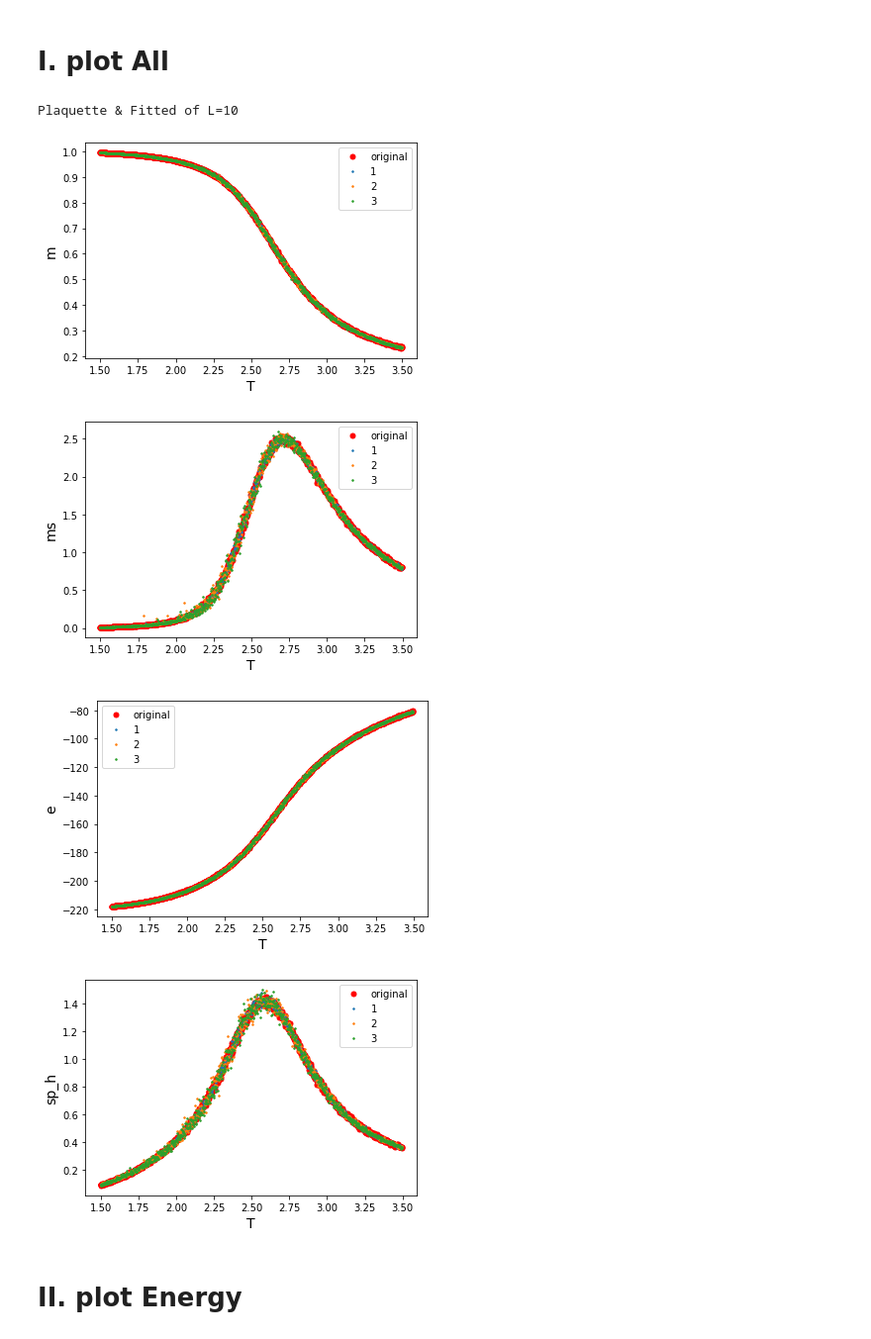
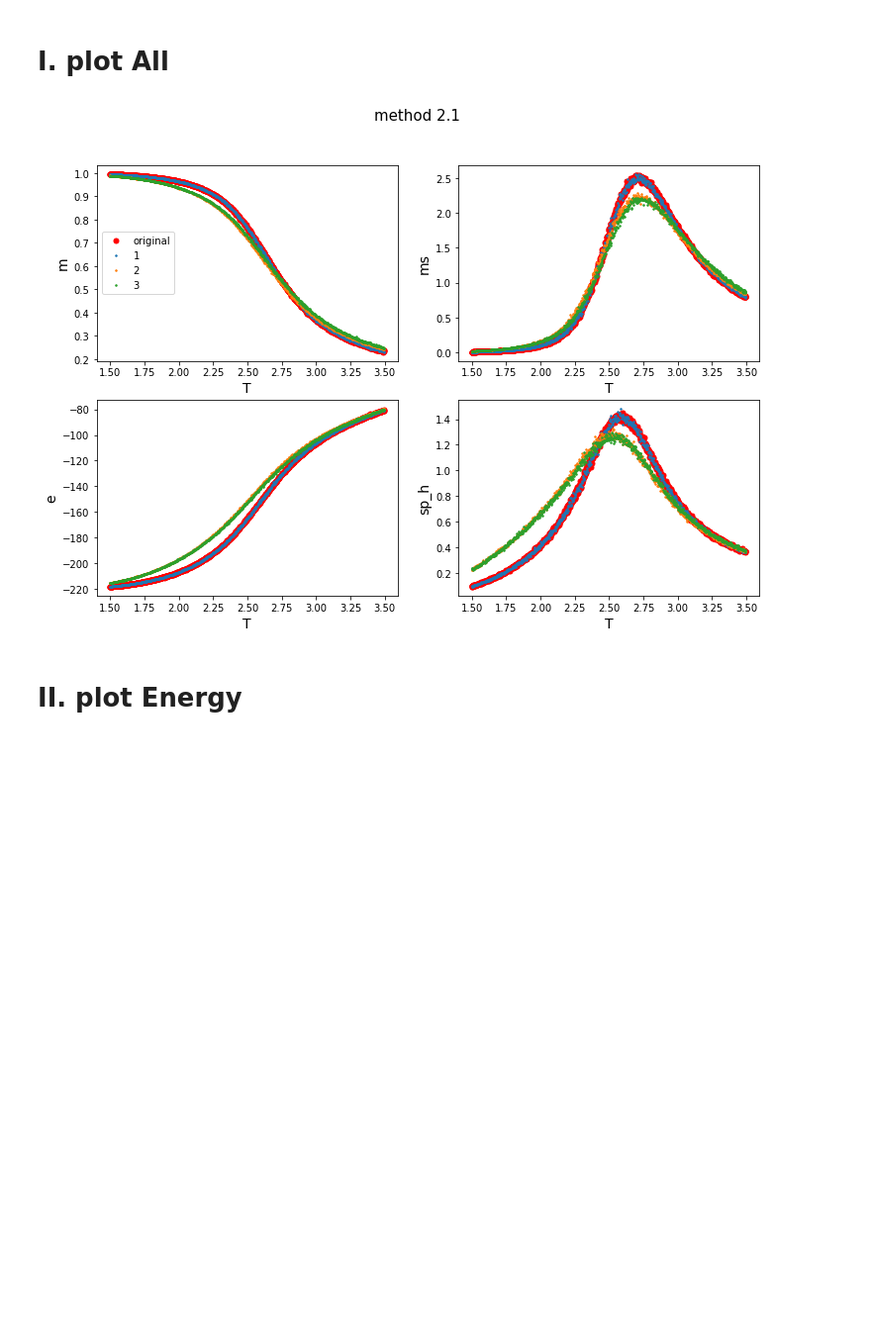
Before and after one commit to aadeliee22/MCMCIsing_SLMC, a Jupyter notebook: python/5th+6th/plaquette&fit.ipynb, the cells around one changed output. Shown at 99% size. Drawn from its saved outputs; the diff is of its cells as text; code cells hidden in the pictures; blank space fills up the shorter version.

```diff
--- a/python/5th+6th/plaquette&fit.ipynb
+++ b/python/5th+6th/plaquette&fit.ipynb
@@ -14,24 +14,24 @@ q = pd.read_csv('../txtfiles-6/plot_ene/p10_e.txt', sep=' ', header=0)
 cols = ['m', 'ms', 'e', 'sp_h']
 # %%
 print("Plaquette of L = 10, 20, 40")
-for j in range (4):
+ax=[0,1,2]
+fig, (ax[0], ax[1], ax[2]) = plt.subplots(1, 3, figsize=(18, 4))
+for j in range (2):
     for i in range (cases):
-        plt.plot(p[i].temperature, p[i][cols[j]], 'o', markersize=1, label=2**i*10)
-    plt.xlabel('T', fontsize=14)
-    plt.ylabel(cols[j], fontsize=14)
-    plt.xlim(1.5, 3.5)
-    plt.legend()
-    plt.show()
+        ax[j].plot(p[i].temperature, p[i][cols[j]], 'o', markersize=1, label=2**i*10)
+    ax[j].set_xlabel('T', fontsize=14)
+    ax[j].set_ylabel(cols[j], fontsize=14)
+    ax[j].set_xlim(1.5, 3.5)
 
 T_c = 2.493
 for i in range (cases):
-    plt.plot(p[i].temperature, 1-p[i].m4/(3*p[i].m2**2), '.', markersize=1, label=2**i*10)
-plt.axhline(y=0, color='k', linewidth=1, linestyle='--')
-plt.axvline(x=T_c, color='k', linewidth=1, linestyle='--')
-plt.xlim(1.5, 3.5)
-plt.xlabel('T', fontsize=14)
-plt.ylabel('$B_L$', fontsize=14)
-plt.legend()
+    ax[2].plot(p[i].temperature, 1-p[i].m4/(3*p[i].m2**2), '.', markersize=1, label=2**i*10)
+ax[2].axhline(y=0, color='k', linewidth=1, linestyle='--')
+ax[2].axvline(x=T_c, color='k', linewidth=1, linestyle='--')
+ax[2].set_xlim(1.5, 3.5)
+ax[2].set_xlabel('T', fontsize=14)
+ax[2].set_ylabel('$B_L$', fontsize=14)
+plt.legend(loc='center left', bbox_to_anchor=(1, 0.5))
 plt.show()
 # %% [output]
 Plaquette of L = 10, 20, 40
@@ -43,25 +39,23 @@ Plaquette of L = 10, 20, 40
 # %% [markdown]
 # I. plot All
 # %%
-fit_path = '../txtfiles-6/plot_A/plot_' + 'eff'
+fig, ax = plt.subplots(2, 2, figsize=(12, 8))
+fit_path = '../txtfiles-6/plot_A/plot_' + 'srch'
 fit = []
 fit.append(pd.read_csv(fit_path + '_1_1.txt', sep = ' ', header = 1))
 fit.append(pd.read_csv(fit_path + '_2_1.txt', sep = ' ', header = 1))
 fit.append(pd.read_csv(fit_path + '_3_1.txt', sep = ' ', header = 1))
 for j in range (4):
-    plt.plot(p[0].temperature, p[0][cols[j]], 'r.', markersize = 10, markerfacecolor = None, linestyle = 'None', label = 'original')
+    ax[int(j/2), j%2].plot(p[0].temperature, p[0][cols[j]], 'r.', markersize = 10, markerfacecolor = None, linestyle = 'None', label = 'original')
     for i in range (len(fit)):
-        plt.plot(fit[i].temperature[fit[i].temperature>=1.5], fit[i][cols[j]][fit[i].temperature>=1.5], '.', markersize = 3, label = i+1)
-    plt.xlabel('T', fontsize=14)
-    plt.ylabel(cols[j], fontsize=14)
-    plt.legend()
-    plt.show()
+        ax[int(j/2), j%2].plot(fit[i].temperature[fit[i].temperature>=1.5], fit[i][cols[j]][fit[i].temperature>=1.5], '.', markersize = 3, label = i+1)
+    ax[int(j/2), j%2].set_xlabel('T', fontsize=14)
+    ax[int(j/2), j%2].set_ylabel(cols[j], fontsize=14)
+ax[0,0].legend(loc='center left')
+plt.suptitle('method 2.1', fontsize=15)
+plt.show()
 # %% [output]
-Plaquette & Fitted of L=10
-[figure, old version]
+[figure, new version]
-[figure, removed]
-[figure, removed]
-[figure, removed]
 # %% [markdown]
 # II. plot Energy
 # %%
```
Also changed, not shown: parts of 3 cells of this notebook, 24 other files.
